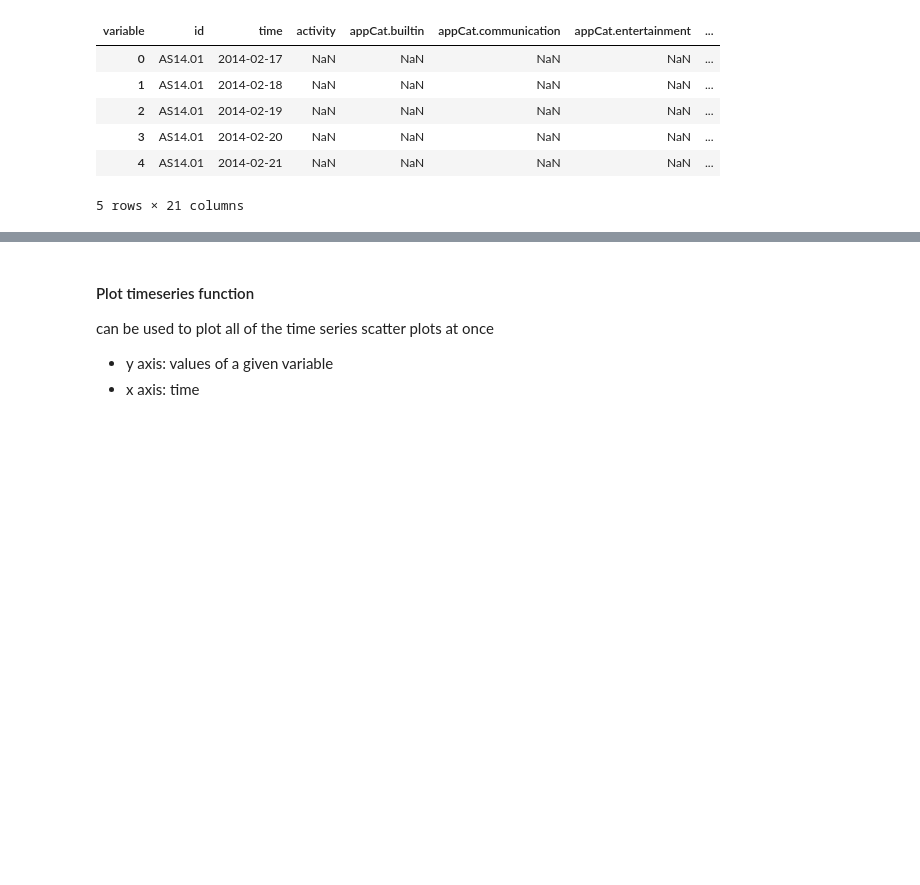
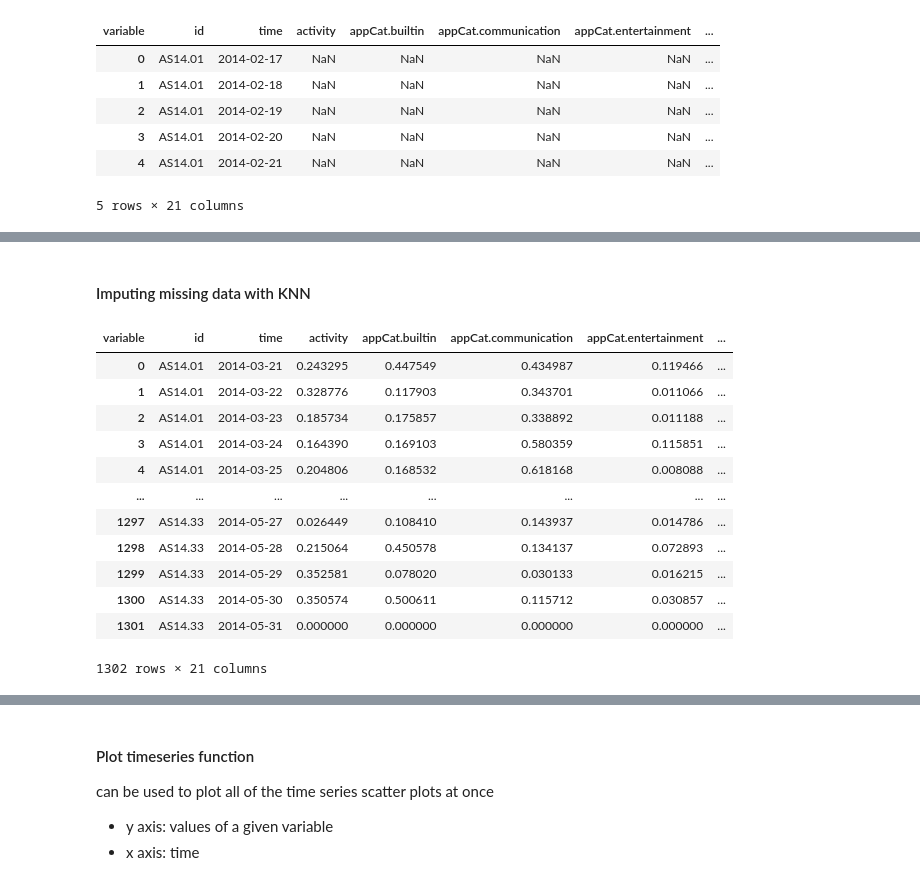
Before and after one commit to SoberZ/data-mining-techniques, a Jupyter notebook: mood.ipynb, the cells around one changed output, grey strips where cells are left out. Drawn from its saved outputs; the diff is of its cells as text; code cells hidden in the pictures; blank space fills up the shorter version.

```diff
--- a/mood.ipynb
+++ b/mood.ipynb
@@ -132,13 +132,9 @@ Assign mean values to the following variables "circumplex.arousal", "circumplex.
 # %%
 # Save df with these variables
-contains_zeroes = ["circumplex.arousal", "circumplex.valence", "mood"]
-partial_df = wide[contains_zeroes]
+no_time_vars = ["circumplex.arousal", "circumplex.valence", "mood"]
+partial_df = wide[no_time_vars]
 
-# Fill NaN values with mean values
-partial_df = partial_df.fillna(value=partial_df.mean())
 
-# Fill NaN values with zeroes
-dropped_df = wide.drop(contains_zeroes, axis=1).fillna(0)
-merged_df = pd.merge(dropped_df, partial_df, left_index=True, right_index=True)
-
-merged_df
+# Fill NaN values for time indiciating vars with zeroes
+dropped_df = wide.drop(no_time_vars, axis=1).fillna(0)
+filled_df = pd.merge(dropped_df, partial_df, left_index=True, right_index=True)
@@ -158,0 +197,14 @@ merged_df
+# %%
+# data looks good after trimming and seems ready for imputing
+# ... apart from AS14.01
+AS14_01_data = trimmed[trimmed["id"] == "AS14.01"]
+AS14_01_data.head(30)
+# we can observe that there is a big period of missing data that ends on 2014-03-21
+# therefore we are going to drop all data before this date for user AS14.01
+date = "2014-03-21"
+AS14_01_data = AS14_01_data[AS14_01_data["time"] >= pd.Timestamp(date)].reset_index(drop=True)
+AS14_01_data.head(10)
+trimmed = trimmed[trimmed["id"] != "AS14.01"]
+trimmed = pd.concat([AS14_01_data, trimmed])
+trimmed.reset_index(drop=True, inplace=True)
+trimmed.head()
@@ -159,3 +219,36 @@ merged_df
+# %% [markdown]
+#### Imputing missing data with KNN
+# %%
+from sklearn.impute import KNNImputer
+from sklearn.preprocessing import MinMaxScaler
+
+df_knn = trimmed.drop(columns=['time', 'id'])
+# data normalization, needed for KNN
+scaler = MinMaxScaler(feature_range=(0, 1))
+df_knn = pd.DataFrame(scaler.fit_transform(df_knn), columns = df_knn.columns)
+
+# Define KNN imputer and fill missing values
+knn_imputer = KNNImputer(n_neighbors=5, weights='uniform', metric='nan_euclidean')
+df_knn_imputed = pd.DataFrame(knn_imputer.fit_transform(df_knn), columns=df_knn.columns)
+
+df_knn_imputed = trimmed[['id', 'time']].join(df_knn_imputed)
+# dataset is already normalized
+df_knn_imputed.to_csv('knn_imputed_data.csv')
+df_knn_imputed
+# %% [output]
+| variable | id | time | activity | appCat.builtin | appCat.communication | appCat.entertainment | ... |
+| 0 | AS14.01 | 2014-03-21 | 0.243295 | 0.447549 | 0.434987 | 0.119466 | ... |
+| 1 | AS14.01 | 2014-03-22 | 0.328776 | 0.117903 | 0.343701 | 0.011066 | ... |
+| 2 | AS14.01 | 2014-03-23 | 0.185734 | 0.175857 | 0.338892 | 0.011188 | ... |
+| 3 | AS14.01 | 2014-03-24 | 0.164390 | 0.169103 | 0.580359 | 0.115851 | ... |
+| 4 | AS14.01 | 2014-03-25 | 0.204806 | 0.168532 | 0.618168 | 0.008088 | ... |
+| ... | ... | ... | ... | ... | ... | ... | ... |
+| 1297 | AS14.33 | 2014-05-27 | 0.026449 | 0.108410 | 0.143937 | 0.014786 | ... |
+| 1298 | AS14.33 | 2014-05-28 | 0.215064 | 0.450578 | 0.134137 | 0.072893 | ... |
+| 1299 | AS14.33 | 2014-05-29 | 0.352581 | 0.078020 | 0.030133 | 0.016215 | ... |
+| 1300 | AS14.33 | 2014-05-30 | 0.350574 | 0.500611 | 0.115712 | 0.030857 | ... |
+| 1301 | AS14.33 | 2014-05-31 | 0.000000 | 0.000000 | 0.000000 | 0.000000 | ... |
+1302 rows × 21 columns
 # %%
 import matplotlib.pyplot as plt
 df_clean.id.value_counts().plot(kind="bar")
```
Also changed, not shown: parts of 21 cells of this notebook, 1 other file.
